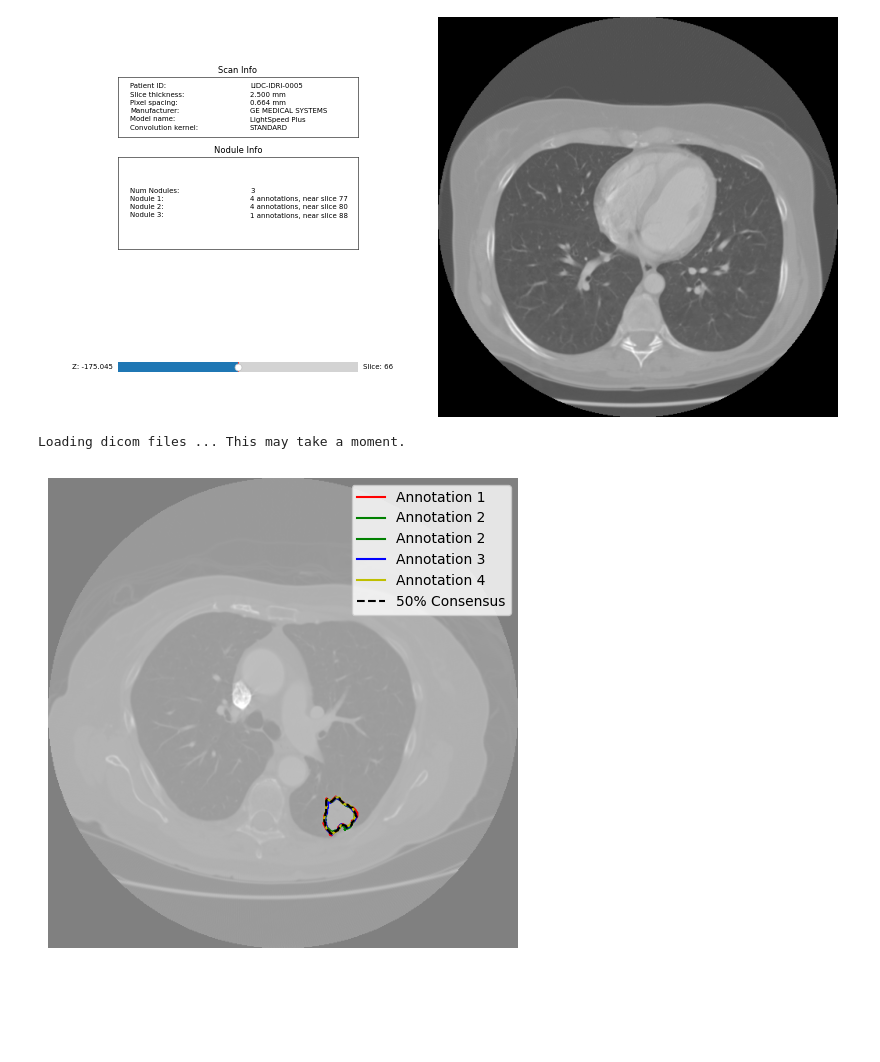
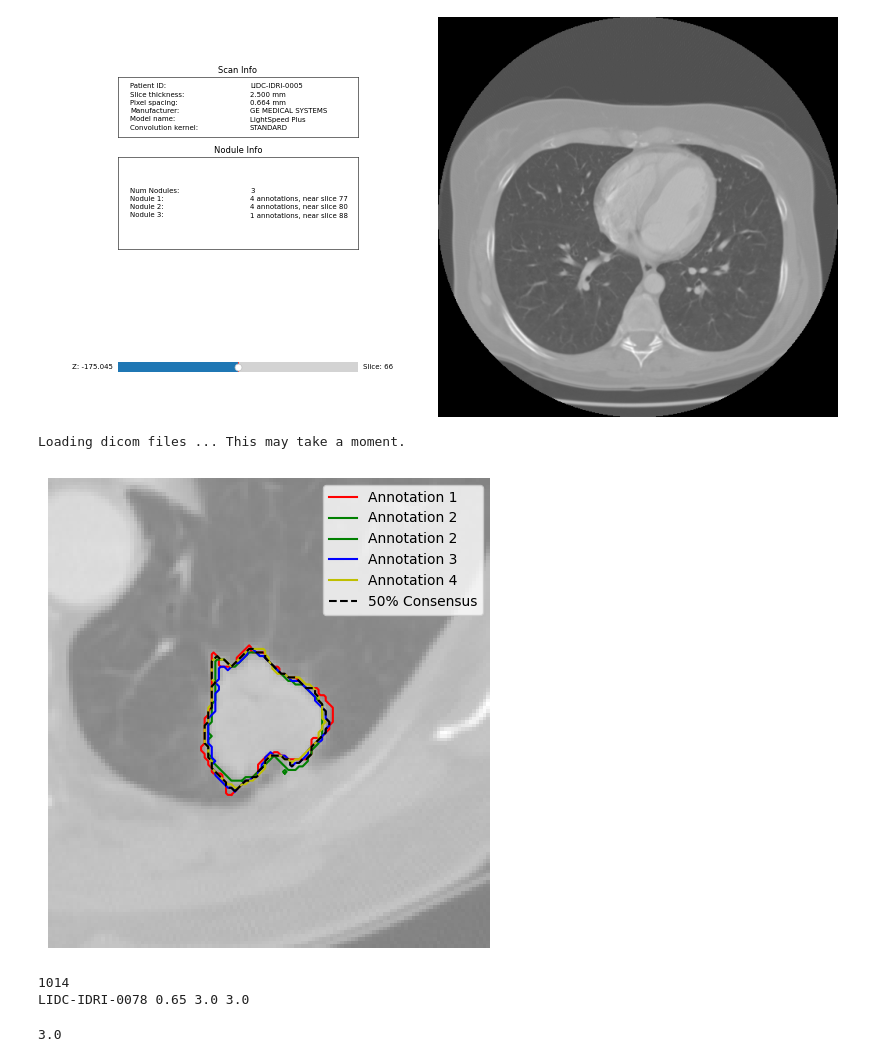
Before and after one commit to MiriamCobo/LIDC-IDRI-initialization, a Jupyter notebook: Pruebas.ipynb, the cells around one changed output. Drawn from its saved outputs; the diff is of its cells as text; code cells hidden in the pictures; blank space fills up the shorter version.

```diff
--- a/Pruebas.ipynb
+++ b/Pruebas.ipynb
@@ -115,32 +138,57 @@ anns = nods[0]
 
 # Perform a consensus consolidation and 50% agreement level.
 # We pad the slices to add context for viewing.
 cmask,cbbox,masks = consensus(anns, clevel=0.5,
-                              pad=[(512,512), (512,512), (0,0)])
+                              pad=[(40,40), (40,40), (0,0)])
 
 # Get the central slice of the computed bounding box.
 k = int(0.5*(cbbox[2].stop - cbbox[2].start))
 
 # Set up the plot.
 fig,ax = plt.subplots(1,1,figsize=(5,5))
 ax.imshow(vol[cbbox][:,:,k], cmap=plt.cm.gray, alpha=0.5)
 
 # Plot the annotation contours for the kth slice.
 colors = ['r', 'g', 'b', 'y']
 for j in range(len(masks)):
     for c in find_contours(masks[j][:,:,k].astype(float), 0.5):
         label = "Annotation %d" % (j+1)
         plt.plot(c[:,1], c[:,0], colors[j], label=label)
 
 # Plot the 50% consensus contour for the kth slice.
 for c in find_contours(cmask[:,:,k].astype(float), 0.5):
     plt.plot(c[:,1], c[:,0], '--k', label='50% Consensus')
 
 ax.axis('off')
 ax.legend()
 plt.tight_layout()
 #plt.savefig("../images/consensus.png", bbox_inches="tight")
 plt.show()
 # %% [output]
 Loading dicom files ... This may take a moment.
-[figure, old version]
+[figure, new version]
+# %%
+# de https://pylidc.github.io/tuts/scan.html
+
+# slice_thickness
+#    float – DICOM attribute (0018,0050). Note that this may not be equal to the slice_spacing attribute (see below).
+
+
+# Query for all CT scans with desired traits.
+scans = pl.query(pl.Scan).filter(pl.Scan.slice_thickness <= 3) # segun Setio et al, 2017,
+                # it is also posible to configure     pl.Scan.pixel_spacing <= 0.6)
+print(scans.count())
+# => 1014 con slice thickness 3 mm
+
+scan = scans.first()
+print(scan.patient_id,
+      scan.pixel_spacing,
+      scan.slice_thickness,
+      scan.slice_spacing)
+# %% [output]
+1014
+LIDC-IDRI-0078 0.65 3.0 3.0
+# %%
+scan.slice_spacing
+# %% [output]
+3.0
```
Also changed, not shown: parts of 1 cell of this notebook, 3 other files.
